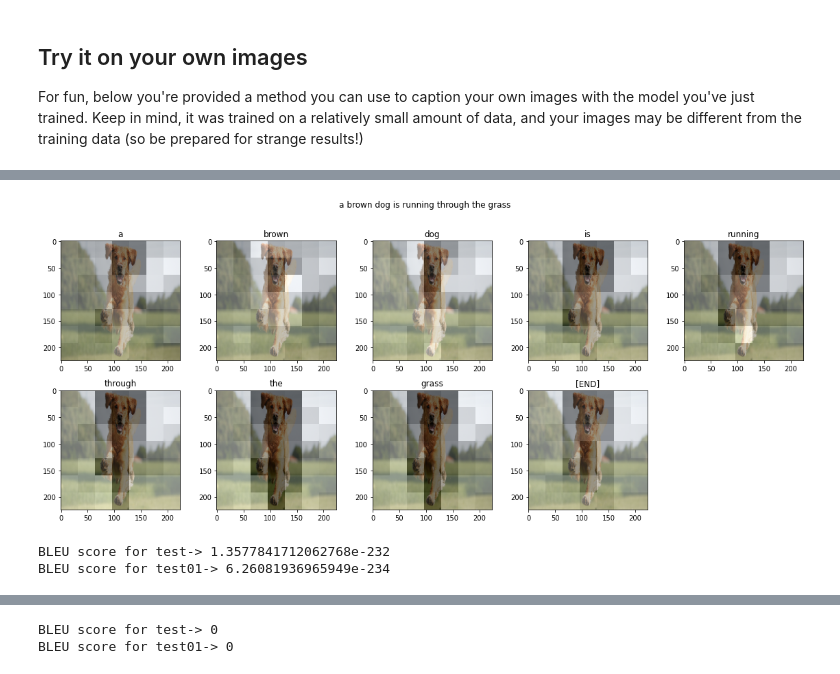
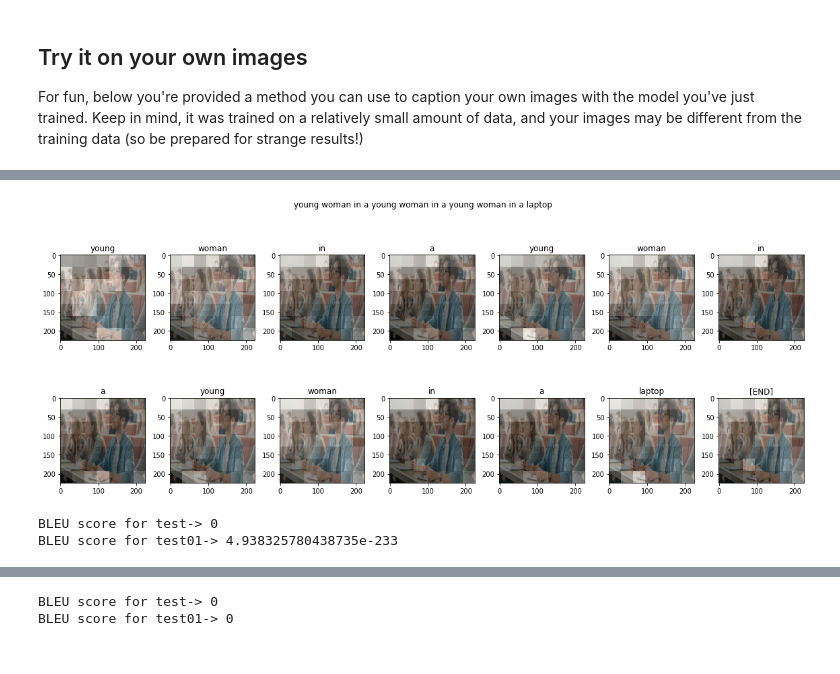
Before and after one commit to basit-shabbir/Image-Captioning-Natural-Language-Processing-in-Machine-Learning, a Jupyter notebook: Copy_of_image_captioning.ipynb, the cells around one changed output, grey strips where cells are left out. Cells and saved outputs as stored; diff of their text form; code cells hidden in the pictures.

```diff
--- a/Copy_of_image_captioning.ipynb
+++ b/Copy_of_image_captioning.ipynb
@@ -1136,8 +1171,8 @@ Now put that together into a more usable function:
 # %%
 @Captioner.add_method
 def run_and_show_attention(self, image, temperature=0.0):
-  result_txt = self.simple_gen(image, temperature)
-  str_tokens = result_txt.split()
+  caption_txt = self.simple_gen(image, temperature)
+  str_tokens = caption_txt.split()
   str_tokens.append('[END]')
 
   attention_maps = [layer.last_attention_scores for layer in self.decoder_layers]
@@ -1149,7 +1184,10 @@ def run_and_show_attention(self, image, temperature=0.0):
       reduction='mean')
 
   plot_attention_maps(image/255, str_tokens, attention_maps)
-  t = plt.suptitle(result_txt)
+  t = plt.suptitle(caption_txt)
+  with open("/content/drive/My Drive/caption.txt", "w") as f:
+   f.write(caption_txt)
+   f.close()
   t.set_y(1.05)
 # %%
 run_and_show_attention(model, image)
@@ -1159,3 +1197,9 @@ run_and_show_attention(model, image)
 ## Try it on your own images
 
 For fun, below you're provided a method you can use to caption your own images with the model you've just trained. Keep in mind, it was trained on a relatively small amount of data, and your images may be different from the training data (so be prepared for strange results!)
+# %%
+image_url = 'https://www.purina.co.nz/sites/default/files/2020-12/Cat%20Hunting%20BehavioursHERO.jpg'
+image_path = tf.keras.utils.get_file(origin=image_url)
+image = load_image(image_path)
+
+run_and_show_attention(model, image)
@@ -1162,5 +1235,5 @@ For fun, below you're provided a method you can use to caption your own images w
 # %%
-image_url = 'https://www.hdnicewallpapers.com/Walls/Big/Dog/Dog_Running_on_Grass_Image.jpg'
+image_url = 'https://tophat.com/wp-content/uploads/BLOG_how-to-motivate-students.jpg'
 image_path = tf.keras.utils.get_file(origin=image_url)
 image = load_image(image_path)
 
@@ -1169,16 +1244,16 @@ run_and_show_attention(model, image)
-[figure, old version]
+[figure, new version]
 # %%
 from nltk.translate.bleu_score import sentence_bleu
 
 with open('/content/drive/My Drive/caption.txt') as file:
     data = file.read()
 ref = [data.split()]
-test = 'it is a cat'.split()
+test = 'university students'.split()
 print('BLEU score for test-> {}'.format(sentence_bleu(ref, test)))
 
-test01 = 'a dog'.split()
+test01 = 'people in room'.split()
 print('BLEU score for test01-> {}'.format(sentence_bleu(ref, test01)))
 # %% [output]
-BLEU score for test-> 1.3577841712062768e-232
-BLEU score for test01-> 6.26081936965949e-234
+BLEU score for test-> 0
+BLEU score for test01-> 4.938325780438735e-233
 # %%
```
Also changed, not shown: parts of 35 cells of this notebook.
